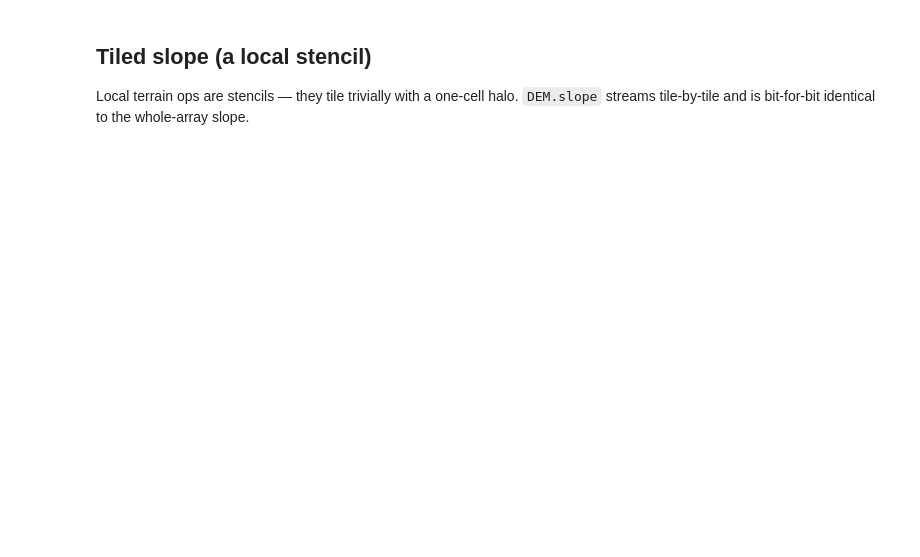
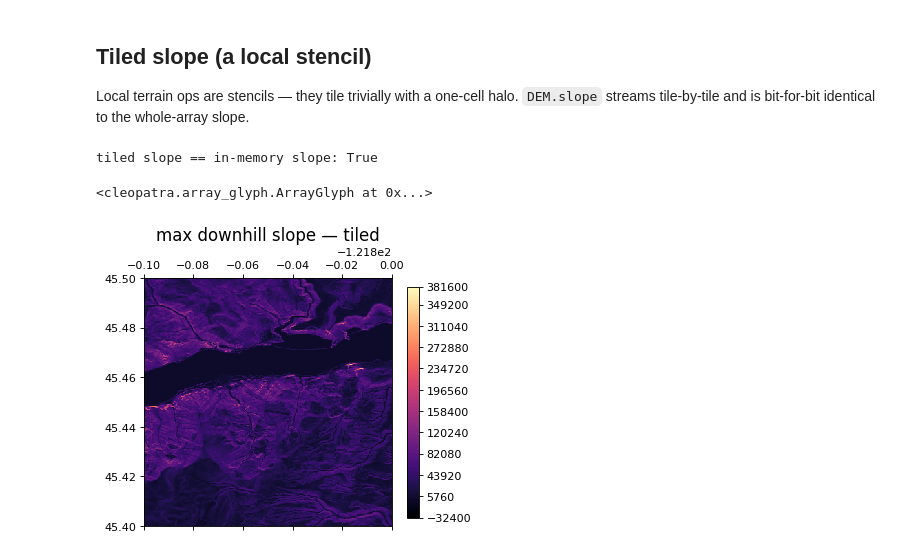
Before and after one commit to serapeum-org/digital-rivers, a Jupyter notebook: docs/examples/11_out_of_core_flow.ipynb, the cells around one changed output. Saved outputs shown, nothing was run; the diff lists cells and outputs as text; code cells hidden in the pictures; blank space fills up the shorter version.

```diff
--- a/docs/examples/11_out_of_core_flow.ipynb
+++ b/docs/examples/11_out_of_core_flow.ipynb
@@ -90,14 +102,18 @@ tile-by-tile and is bit-for-bit identical to the whole-array slope.
 # %%
 slope_mem = dem.slope(engine="in_memory")
 slope_tiled = dem.slope(
     engine="tiled", out_path=str(WORK / "slope_tiled.tif"), tile_size=128
 )
 sm = np.asarray(slope_mem.read_array())
 st = np.asarray(slope_tiled.read_array())
 print("tiled slope == in-memory slope:", np.allclose(np.nan_to_num(sm), np.nan_to_num(st)))
-fig, ax = plt.subplots(figsize=(5, 5))
-ax.imshow(st, cmap="magma"); ax.set_title("max downhill slope — tiled"); ax.axis("off")
-fig.tight_layout()
+
+# slope_tiled is itself a Dataset — render it directly through pyramids.
+slope_tiled.plot(band=0, title="max downhill slope — tiled", cmap="magma", figsize=(5, 5))
+# %% [output]
+tiled slope == in-memory slope: True
+<cleopatra.array_glyph.ArrayGlyph at 0x...>
+[figure, added]
 # %%
 for d in (filled, acc_mem, acc_tiled, acc2, slope_mem, slope_tiled):
     d.close()
```
Also changed, not shown: parts of 4 cells of this notebook.
